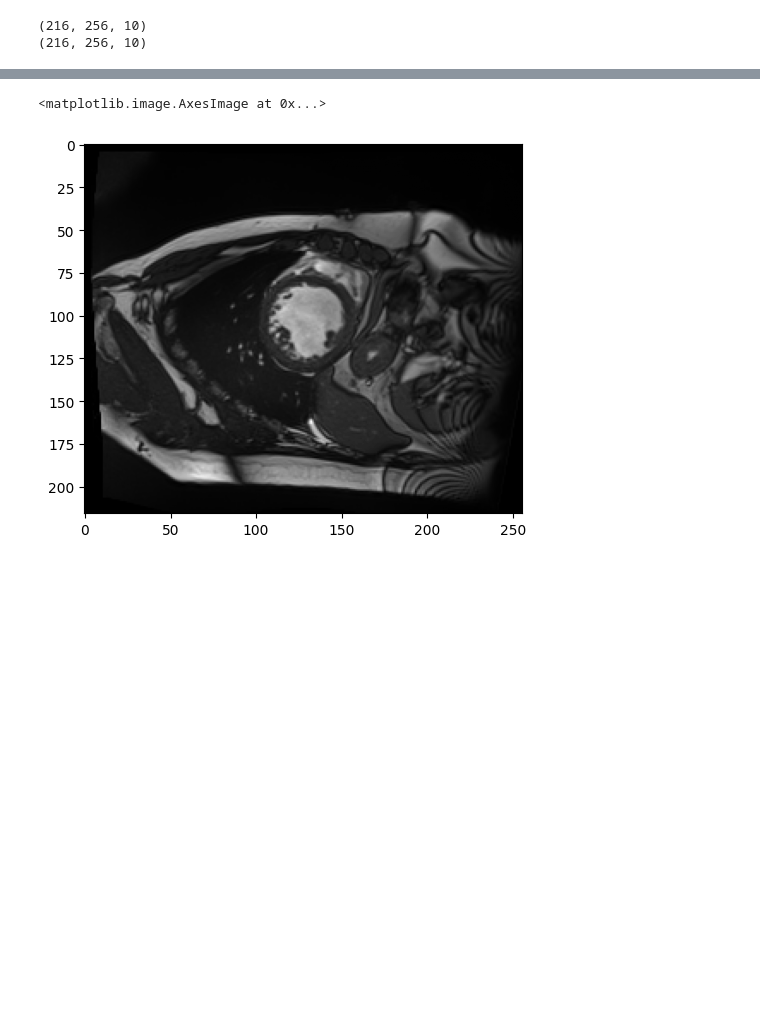
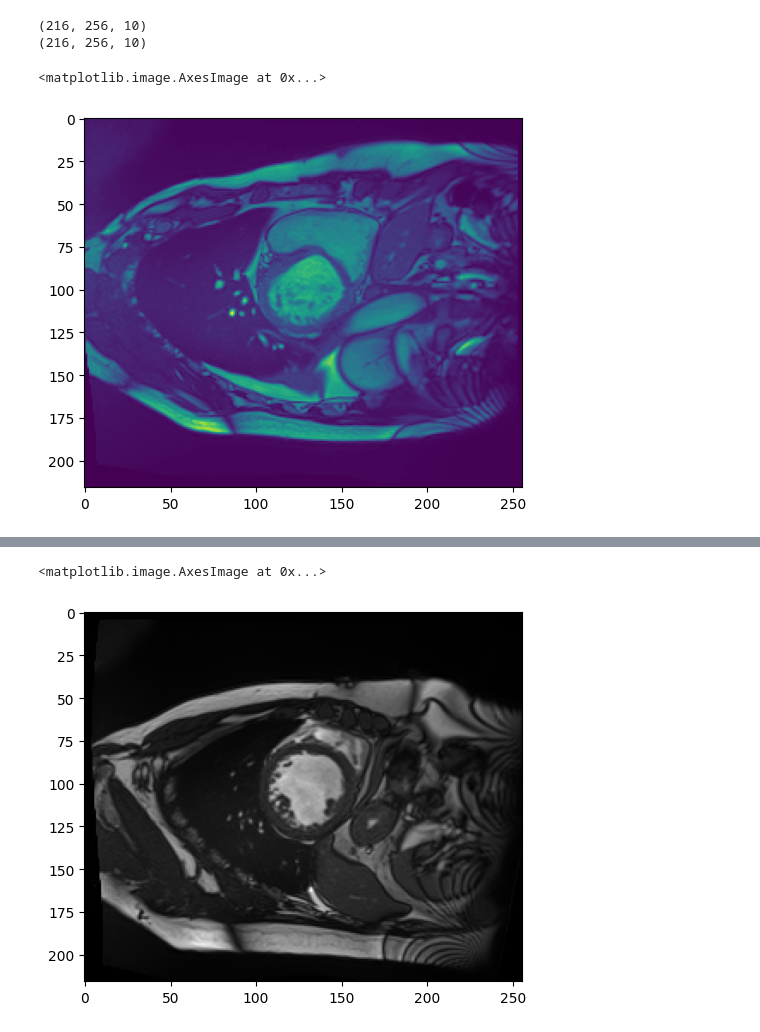
Before and after one commit to ThanhNguyen140/SAM_evaluation, a Jupyter notebook: thanh/cleaning.ipynb, the cells around one changed output, grey strips where cells are left out. Cells and saved outputs as stored; diff of their text form; code cells hidden in the pictures; blank space fills up the shorter version.

```diff
--- a/thanh/cleaning.ipynb
+++ b/thanh/cleaning.ipynb
@@ -15,10 +15,13 @@ image_001_frame01 = nib.load("patient001_frame01.nii.gz")
 # %%
 print(image_001_frame01.shape)
 image_array = image_001_frame01.get_fdata()
 img = resize(image_array, (216,256,10), order=3)
 img -= img.mean()
 img /= img.std()
 print(img.shape)
+plt.imshow(img[:,:,1])
 # %% [output]
 (216, 256, 10)
 (216, 256, 10)
+<matplotlib.image.AxesImage at 0x...>
+[figure, added]
```
Also changed, not shown: parts of 2 cells of this notebook, 3 other files.
